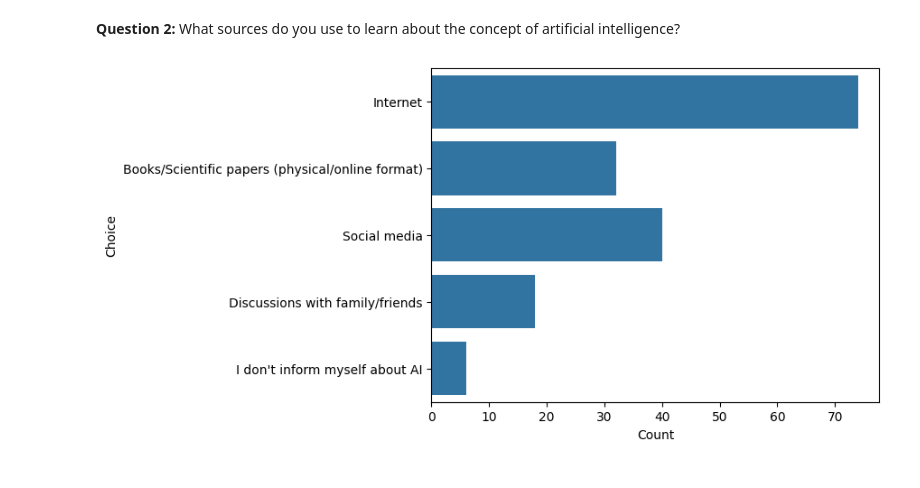
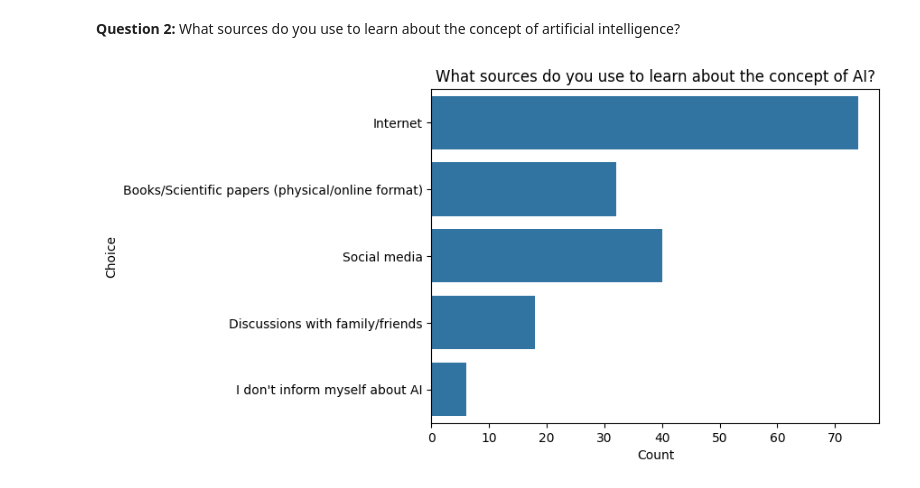
Before and after one commit to AndrejFinki/S7.IRP, a Jupyter notebook: src/notebook.ipynb, the cells around one changed output. Saved outputs shown, nothing was run; the diff lists cells and outputs as text; code cells hidden in the pictures.

```diff
--- a/src/notebook.ipynb
+++ b/src/notebook.ipynb
@@ -23,2 +39,22 @@ survey.head()
+# %%
+def generate_barplot( data, title = "" ):
+    split_responses = [ response.split(';') for response in data ]
+    counter = {}
+    for response in split_responses:
+        for choice in response:
+            if choice in counter:
+                counter[ choice ] += 1
+            else:
+                counter[ choice ] = 1
+
+    seaborn.barplot(
+        pandas.DataFrame( list( counter.items() ), columns = ['Choice', 'Count'] ),
+        y = 'Choice',
+        x = 'Count'
+    )
+
+    matplotlib.pyplot.title( title )
+
+    matplotlib.pyplot.show()
 # %% [markdown]
 **Question 1:** On a scale of 1 to 10, how informed do you think you are about the concept of artificial intelligence? (1-not informed at all, 10-extremely informed)
@@ -49,20 +74,6 @@ pandas.DataFrame( survey['Q1.AI_knowledge'].describe() )
 # %% [markdown]
 **Question 2:** What sources do you use to learn about the concept of artificial intelligence?
-# %%
-split_responses = [ response.split(';') for response in survey['Q2.AI_sources'] ]
-counter = {}
-for response in split_responses:
-    for choice in response:
-        if choice in counter:
-            counter[ choice ] += 1
-        else:
-            counter[ choice ] = 1
-
-seaborn.barplot(
-    pandas.DataFrame( list( counter.items() ), columns = ['Choice', 'Count'] ),
-    y = 'Choice',
-    x = 'Count'
-)
-matplotlib.pyplot.show()
-# %% [output]
-[figure, removed]
+# %%
+generate_barplot( survey['Q2.AI_sources'], "What sources do you use to learn about the concept of AI?" )
+# %% [output]
+[figure, added]
```
Also changed, not shown: parts of 31 cells of this notebook.
